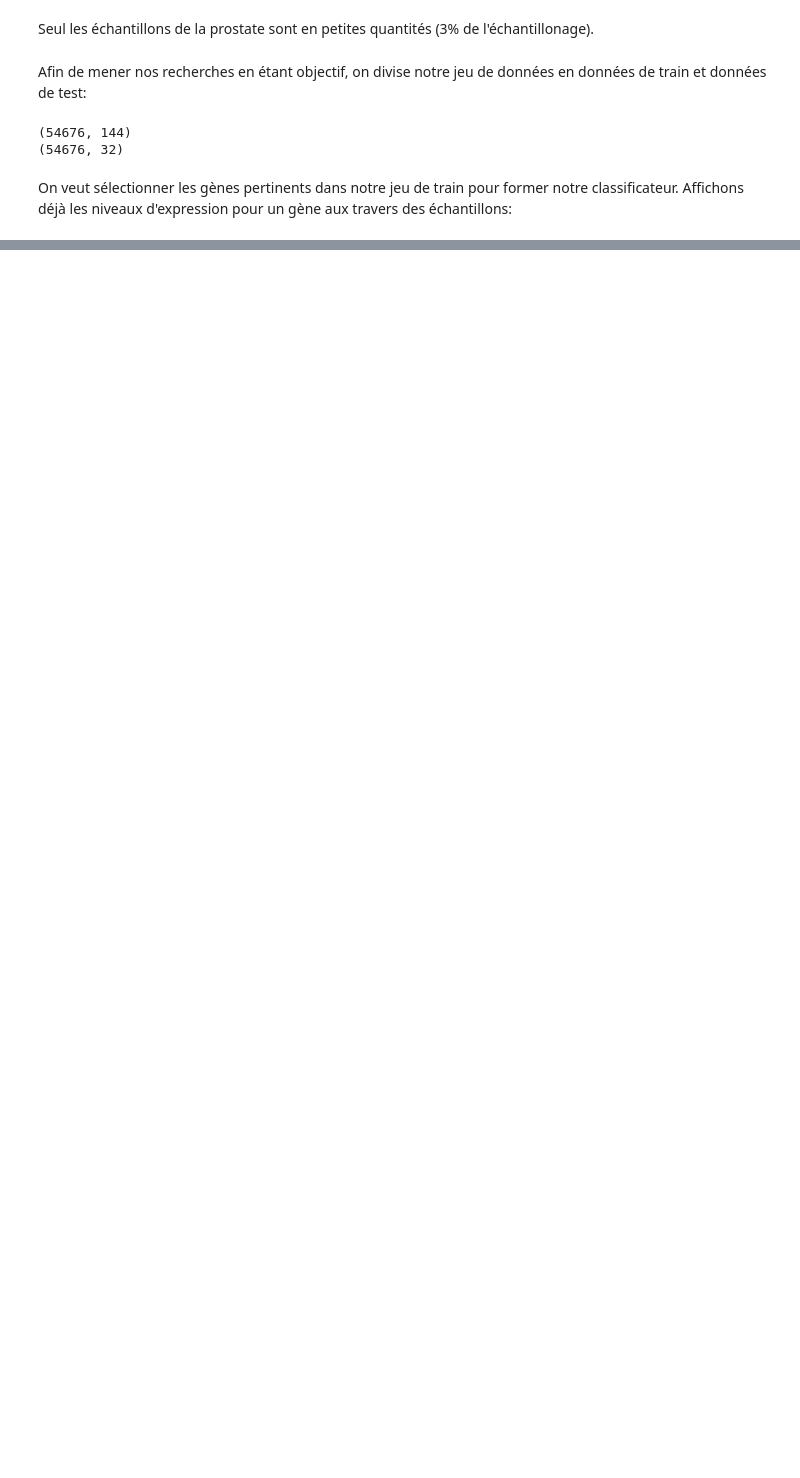
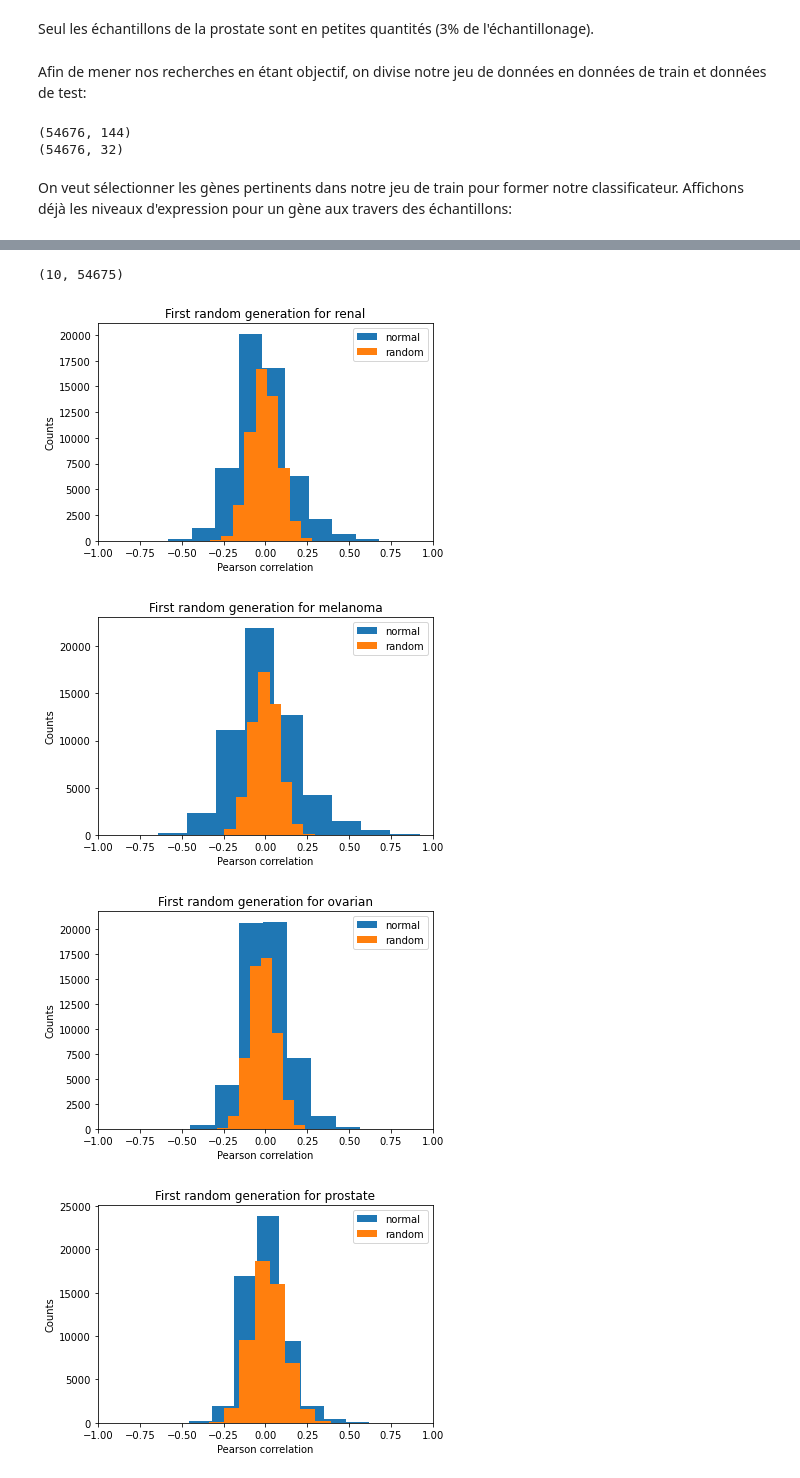
Before and after one commit to Ikewolf77/BBC_Projet, a Jupyter notebook: Projet 3.ipynb, the cells around one changed output, grey strips where cells are left out. Drawn from its saved outputs; the diff is of its cells as text; code cells hidden in the pictures; blank space fills up the shorter version.

Commit message:
generated random probas

```diff
--- a/Projet 3.ipynb
+++ b/Projet 3.ipynb
@@ -245,0 +295,4 @@ plot_gene_expression_across_conditions(data_train,gene,cell_type,colors_cell_typ
+# %%
+correlations = {}
+for disease in diseases:
+    correlations[disease] = pearson_genes(data_train,desired_profiles[disease],show_plot=False)[0]
@@ -245,0 +322,18 @@ plot_gene_expression_across_conditions(data_train,gene,cell_type,colors_cell_typ
+# %%
+def compare_to_random_data(disease, show_plot=False):
+    data_random = shuffle_data(data_train)
+    corr_random = pearson_genes(data_random,desired_profiles[disease],show_plot=False)[0]
+
+    if show_plot:
+        corr_normal = correlations[disease]
+        plt.figure()
+        plt.title(f"First random generation for {disease}")
+        plt.hist(corr_normal,label="normal")
+        plt.hist(corr_random,label="random")
+        plt.legend()
+        plt.xlabel('Pearson correlation')
+        plt.ylabel('Counts')
+        plt.xlim([-1,1])
+        plt.show()
+
+    return corr_random
@@ -245,0 +349,24 @@ plot_gene_expression_across_conditions(data_train,gene,cell_type,colors_cell_typ
+# %%
+correlations_random = {}
+N_genes = np.shape(data_train)[0]-1
+n_randoms = 10
+
+#create n_random rows for generating correlations n_random times, for each gene, for each disease
+for disease in diseases:
+    correlations_random[disease] = np.zeros((n_randoms, N_genes))
+
+print(correlations_random['breast'].shape)
+
+for disease in diseases:
+    for i in range(n_randoms):
+        if i == 0:
+            correlations_random[disease][i] = compare_to_random_data(disease, show_plot = True)
+        else:
+            correlations_random[disease][i] = compare_to_random_data(disease)
+    np.savetxt(f'correlations/{disease}.txt', correlations_random[disease], fmt='%f')
+# %% [output]
+(10, 54675)
+[figure, added]
+[figure, added]
+[figure, added]
+[figure, added]
```
Also changed, not shown: parts of 16 cells of this notebook, 11 other files.
